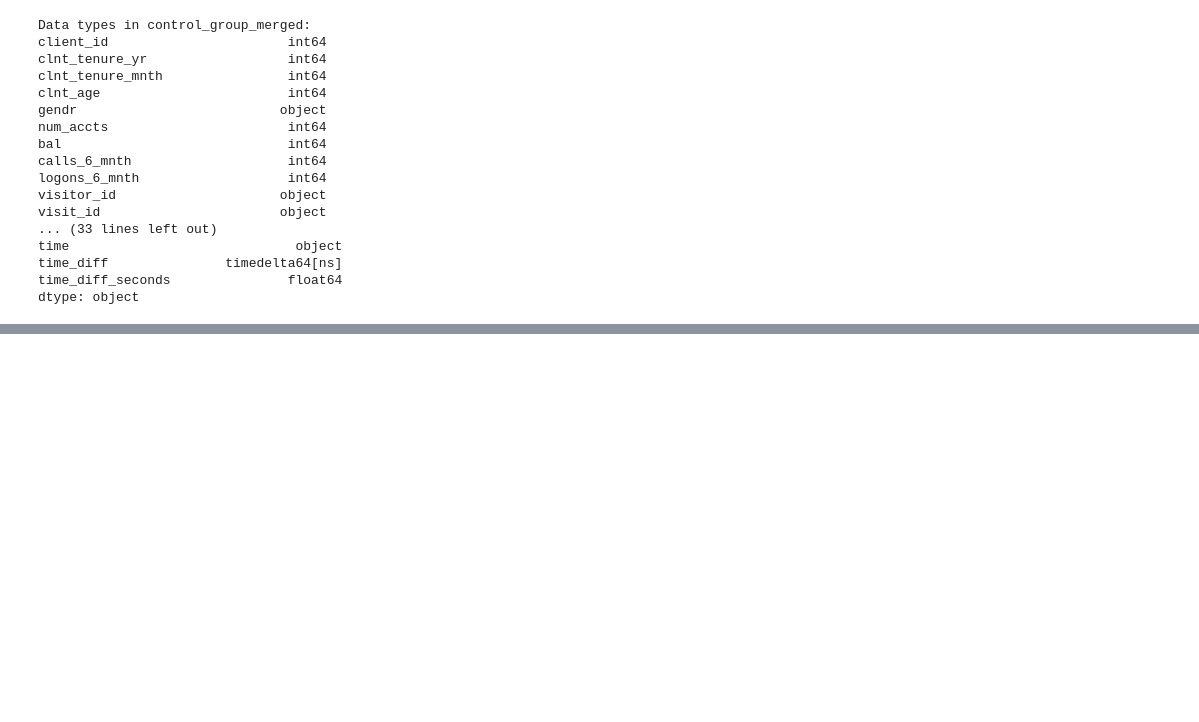
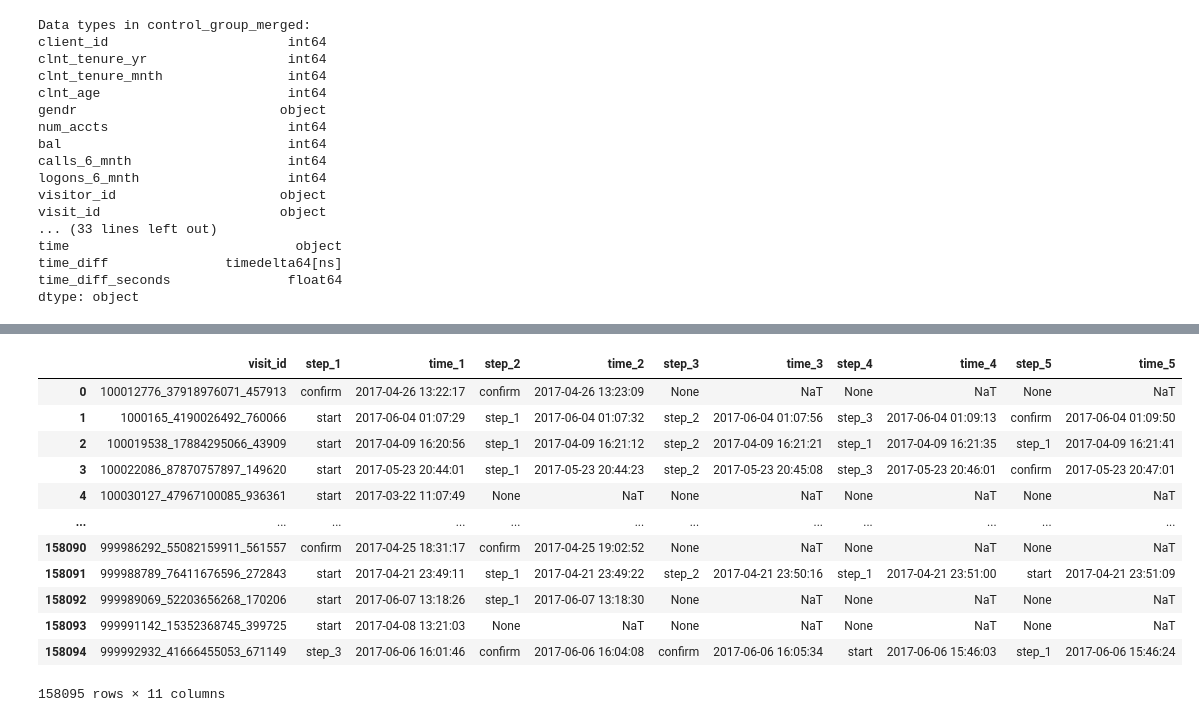
Before and after one commit to rmaryam42/PROJECT_5, a Jupyter notebook: Vanguard Data Cleaning and Data Wrangling.ipynb, the cells around one changed output, grey strips where cells are left out. Drawn from its saved outputs; the diff is of its cells as text; code cells hidden in the pictures; blank space fills up the shorter version.

```diff
--- a/Vanguard Data Cleaning and Data Wrangling.ipynb
+++ b/Vanguard Data Cleaning and Data Wrangling.ipynb
@@ -1011,0 +1150,43 @@ concatenated_df.to_csv('Vanguard_Cleaned_Datatype.csv', index=False)
+# %%
+# Groups the data by clients and separates steps and times into different columns.
+# Parameters:
+# df : pandas.DataFrame
+#     DataFrame with data containing columns 'client_id', 'process_step', and 'date_time'.
+# Returns:
+# pandas.DataFrame
+#     DataFrame where data is grouped by clients, and steps and times are in separate columns.
+def group_by_client(df):
+    grouped_df = df.groupby("visit_id")
+    data_dict = {"visit_id": [], "step_1": [], "time_1": [], "step_2": [], "time_2": [],
+                 "step_3": [], "time_3": [], "step_4": [], "time_4": [], "step_5": [], "time_5": []}
+    for client_id, group_data in grouped_df:
+        steps = group_data["process_step"].tolist()[::-1]  # Reverse the list to start from the last step
+        times = group_data["date_time"].tolist()[::-1]    # Reverse the list to match the reversed steps
+        for i in range(5):  # Assuming maximum of 5 steps
+            if i < len(steps):
+                data_dict[f"step_{i+1}"].append(steps[i])
+                data_dict[f"time_{i+1}"].append(times[i])
+            else:
+                data_dict[f"step_{i+1}"].append(None)  # If there are fewer than 5 steps, fill in with NaN
+                data_dict[f"time_{i+1}"].append(None)  # If there are fewer than 5 steps, fill in with NaN
+        data_dict["visit_id"].append(client_id)
+    result_df = pd.DataFrame(data_dict)
+    return result_df
+
+# Apply group_by_client function to process_df
+process_df_with_steps = group_by_client(process_df)
+process_df_with_steps
+# %% [output]
+|  | visit_id | step_1 | time_1 | step_2 | time_2 | step_3 | time_3 | step_4 | time_4 | step_5 | time_5 |
+| 0 | 100012776_37918976071_457913 | confirm | 2017-04-26 13:22:17 | confirm | 2017-04-26 13:23:09 | None | NaT | None | NaT | None | NaT |
+| 1 | 1000165_4190026492_760066 | start | 2017-06-04 01:07:29 | step_1 | 2017-06-04 01:07:32 | step_2 | 2017-06-04 01:07:56 | step_3 | 2017-06-04 01:09:13 | confirm | 2017-06-04 01:09:50 |
+| 2 | 100019538_17884295066_43909 | start | 2017-04-09 16:20:56 | step_1 | 2017-04-09 16:21:12 | step_2 | 2017-04-09 16:21:21 | step_1 | 2017-04-09 16:21:35 | step_1 | 2017-04-09 16:21:41 |
+| 3 | 100022086_87870757897_149620 | start | 2017-05-23 20:44:01 | step_1 | 2017-05-23 20:44:23 | step_2 | 2017-05-23 20:45:08 | step_3 | 2017-05-23 20:46:01 | confirm | 2017-05-23 20:47:01 |
+| 4 | 100030127_47967100085_936361 | start | 2017-03-22 11:07:49 | None | NaT | None | NaT | None | NaT | None | NaT |
+| ... | ... | ... | ... | ... | ... | ... | ... | ... | ... | ... | ... |
+| 158090 | 999986292_55082159911_561557 | confirm | 2017-04-25 18:31:17 | confirm | 2017-04-25 19:02:52 | None | NaT | None | NaT | None | NaT |
+| 158091 | 999988789_76411676596_272843 | start | 2017-04-21 23:49:11 | step_1 | 2017-04-21 23:49:22 | step_2 | 2017-04-21 23:50:16 | step_1 | 2017-04-21 23:51:00 | start | 2017-04-21 23:51:09 |
+| 158092 | 999989069_52203656268_170206 | start | 2017-06-07 13:18:26 | step_1 | 2017-06-07 13:18:30 | None | NaT | None | NaT | None | NaT |
+| 158093 | 999991142_15352368745_399725 | start | 2017-04-08 13:21:03 | None | NaT | None | NaT | None | NaT | None | NaT |
+| 158094 | 999992932_41666455053_671149 | step_3 | 2017-06-06 16:01:46 | confirm | 2017-06-06 16:04:08 | confirm | 2017-06-06 16:05:34 | start | 2017-06-06 15:46:03 | step_1 | 2017-06-06 15:46:24 |
+158095 rows × 11 columns
```
Also changed, not shown: parts of 18 cells of this notebook, 9 other files.
